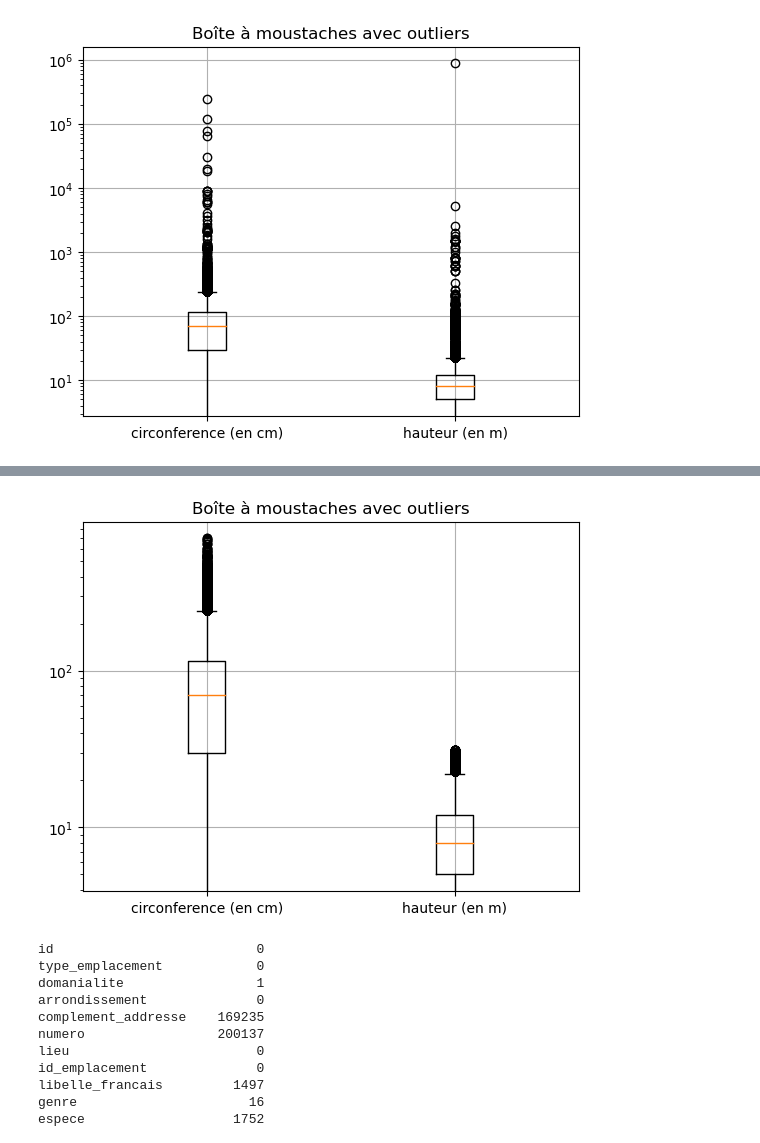
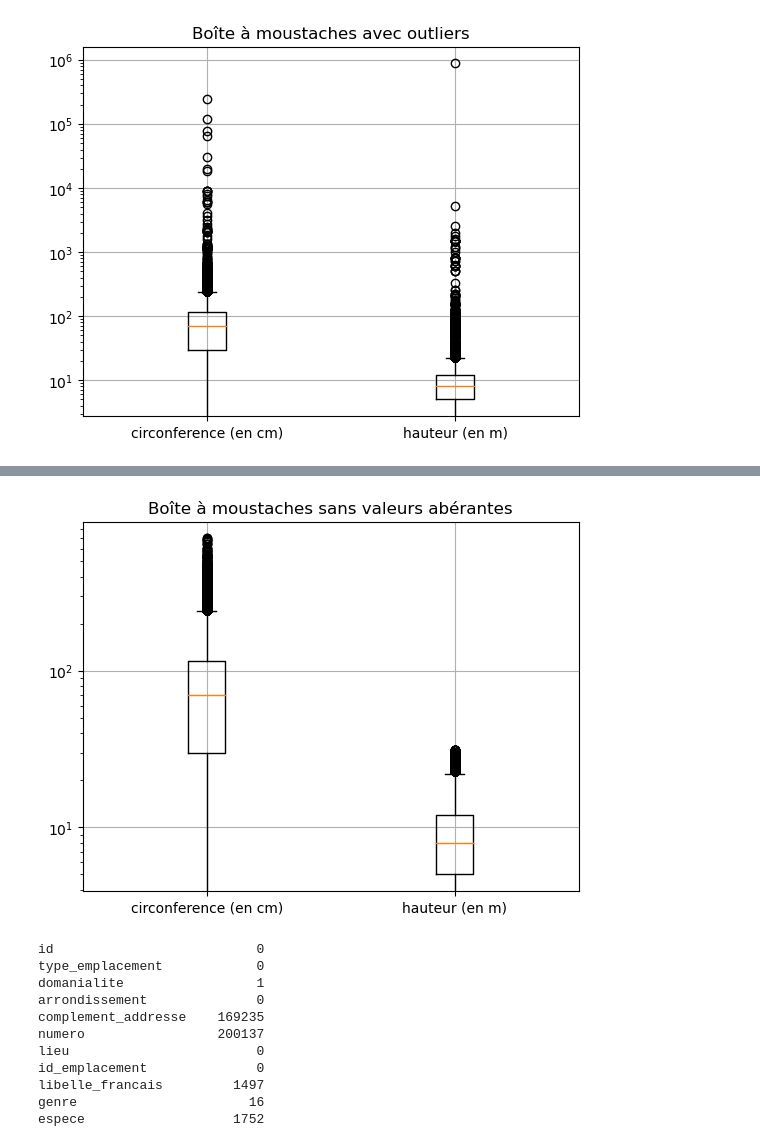
Before and after one commit to Antho-SJ/paris-trees, a Jupyter notebook: anthonySj.ipynb, the cells around one changed output, grey strips where cells are left out. Cells and saved outputs as stored; diff of their text form; code cells hidden in the pictures.

```diff
--- a/anthonySj.ipynb
+++ b/anthonySj.ipynb
@@ -78,14 +78,14 @@ df_sans_outlier.head()
 # %%
 circonference = df_sans_outlier['circonference_cm']
 hauteur = df_sans_outlier['hauteur_m']
 plt.boxplot([circonference, hauteur], showfliers=True)
 plt.xticks([1, 2], ['circonference (en cm)', 'hauteur (en m)'])
 plt.yscale('log')
-plt.title("Boîte à moustaches avec outliers")
+plt.title("Boîte à moustaches sans valeurs abérantes")
 plt.grid(True)
 plt.show()
 # %% [output]
-[figure, old version]
+[figure, new version]
 # %%
 df.isna().sum()
 # %% [output]
```
Also changed, not shown: parts of 8 cells of this notebook.
